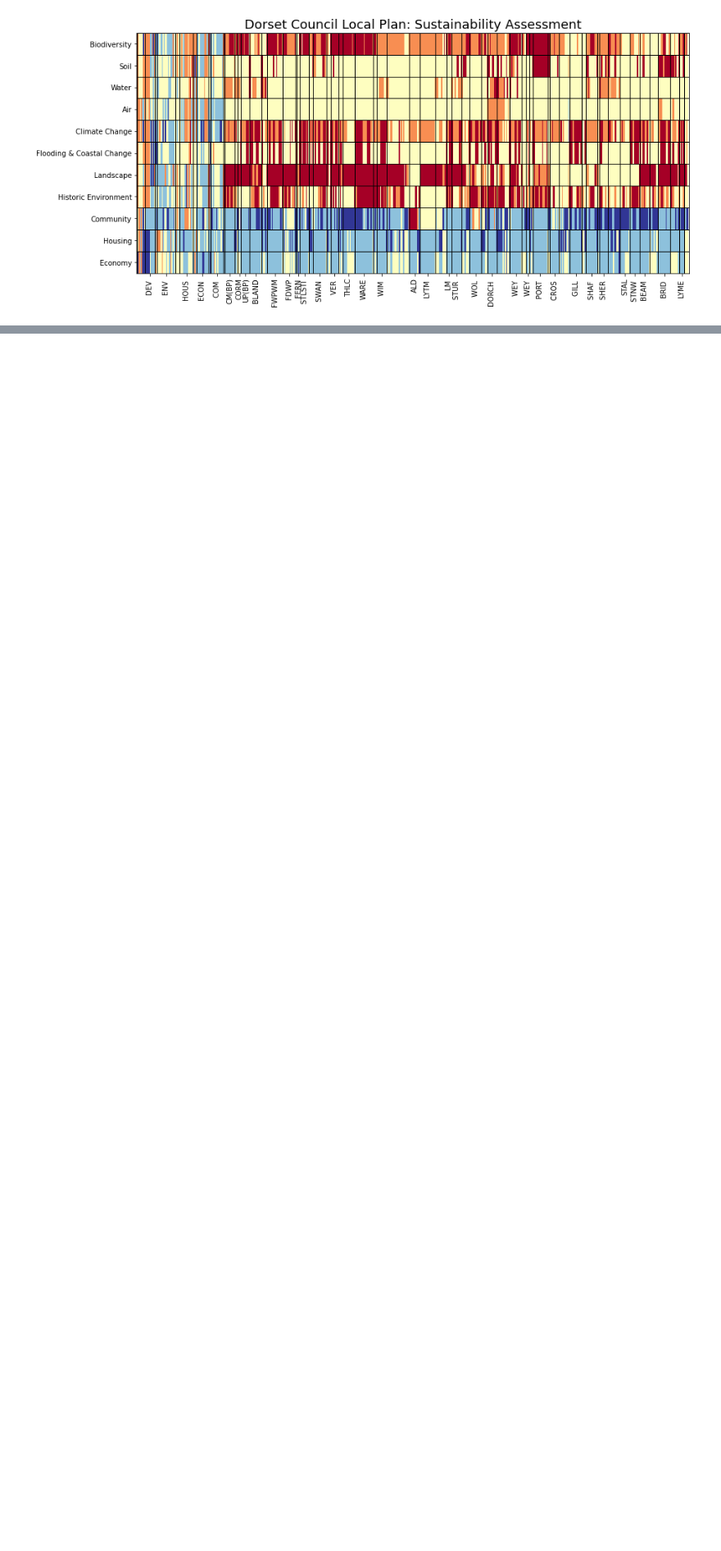
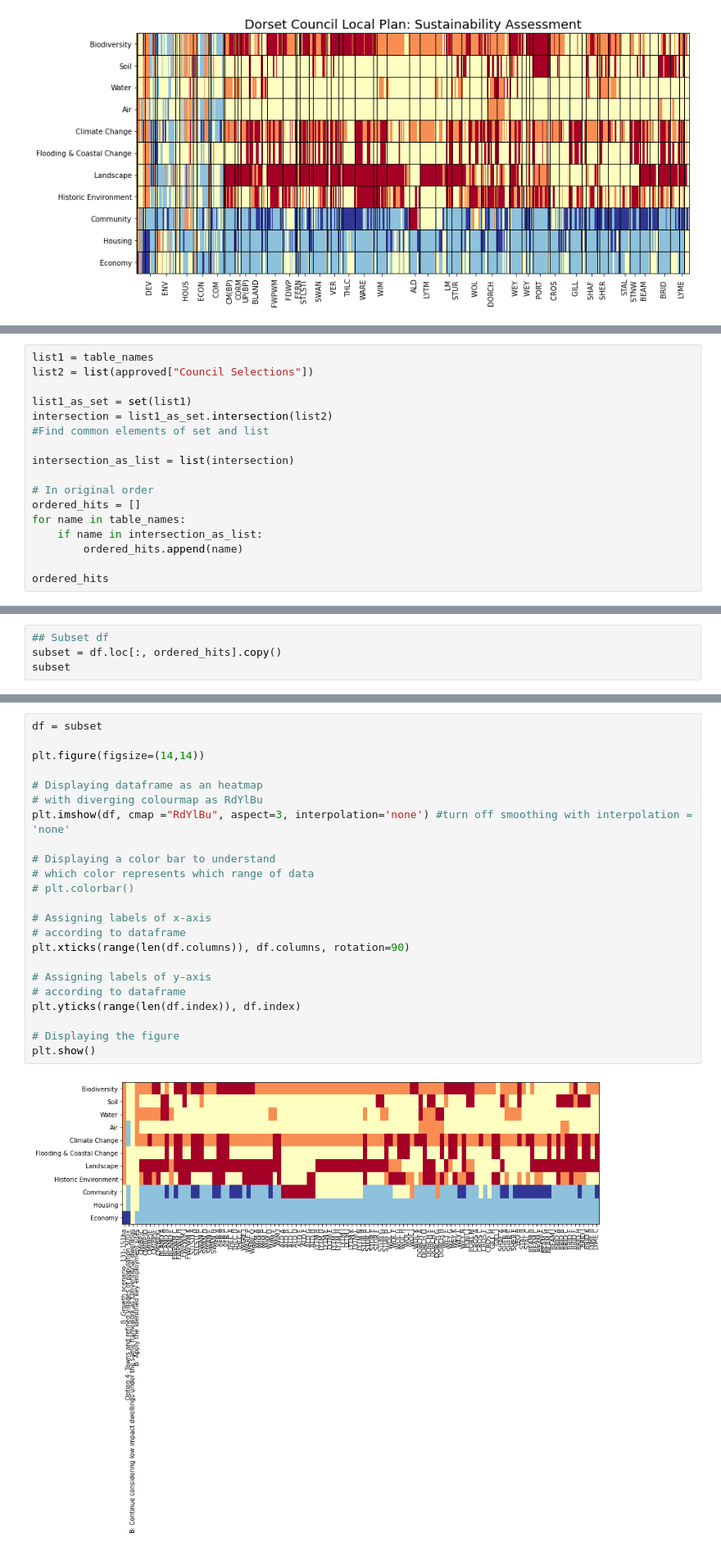
Before and after one commit to davidbrown2324/DC_LocalPlan, a Jupyter notebook: Dorset Council Local Plan - Sustainability Assessment.ipynb, the cells around one changed output, grey strips where cells are left out. Shown at 82% size. Saved outputs shown, nothing was run; the diff lists cells and outputs as text; blank space fills up the shorter version.

Commit message:
big update, Local Options Approved

```diff
--- a/Dorset Council Local Plan - Sustainability Assessment.ipynb
+++ b/Dorset Council Local Plan - Sustainability Assessment.ipynb
@@ -773,0 +825,17 @@ plt.show()
+# %%
+list1 = table_names
+list2 = list(approved["Council Selections"])
+
+list1_as_set = set(list1)
+intersection = list1_as_set.intersection(list2)
+#Find common elements of set and list
+
+intersection_as_list = list(intersection)
+
+# In original order
+ordered_hits = []
+for name in table_names:
+    if name in intersection_as_list:
+        ordered_hits.append(name)
+
+ordered_hits
@@ -790,0 +876,4 @@ df
+# %%
+## Subset df
+subset = df.loc[:, ordered_hits].copy()
+subset
@@ -790,0 +894,25 @@ df
+# %%
+df = subset
+
+plt.figure(figsize=(14,14))
+
+# Displaying dataframe as an heatmap
+# with diverging colourmap as RdYlBu
+plt.imshow(df, cmap ="RdYlBu", aspect=3, interpolation='none') #turn off smoothing with interpolation = 'none'
+
+# Displaying a color bar to understand
+# which color represents which range of data
+# plt.colorbar()
+
+# Assigning labels of x-axis
+# according to dataframe
+plt.xticks(range(len(df.columns)), df.columns, rotation=90)
+
+# Assigning labels of y-axis
+# according to dataframe
+plt.yticks(range(len(df.index)), df.index)
+
+# Displaying the figure
+plt.show()
+# %% [output]
+[figure, added]
```
Also changed, not shown: parts of 39 cells of this notebook.
